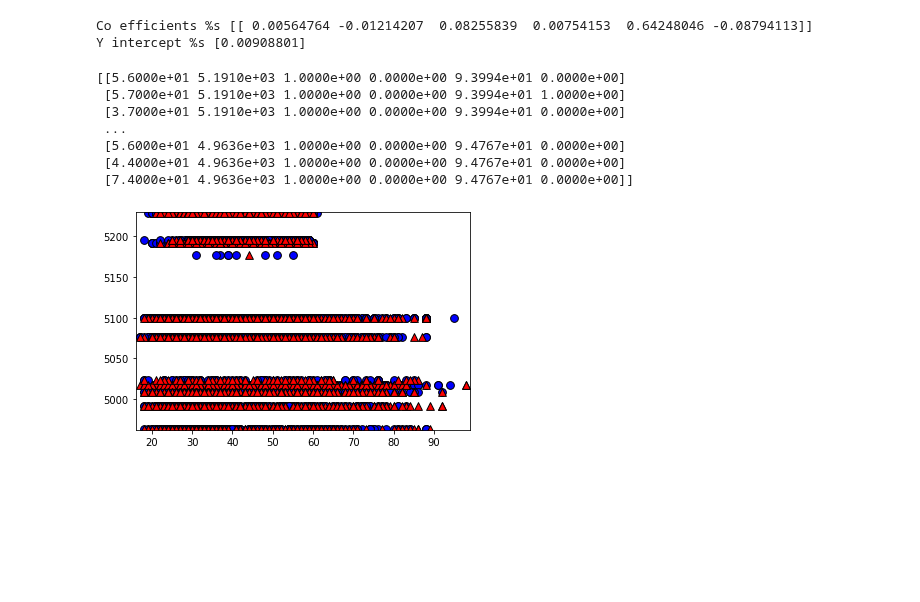
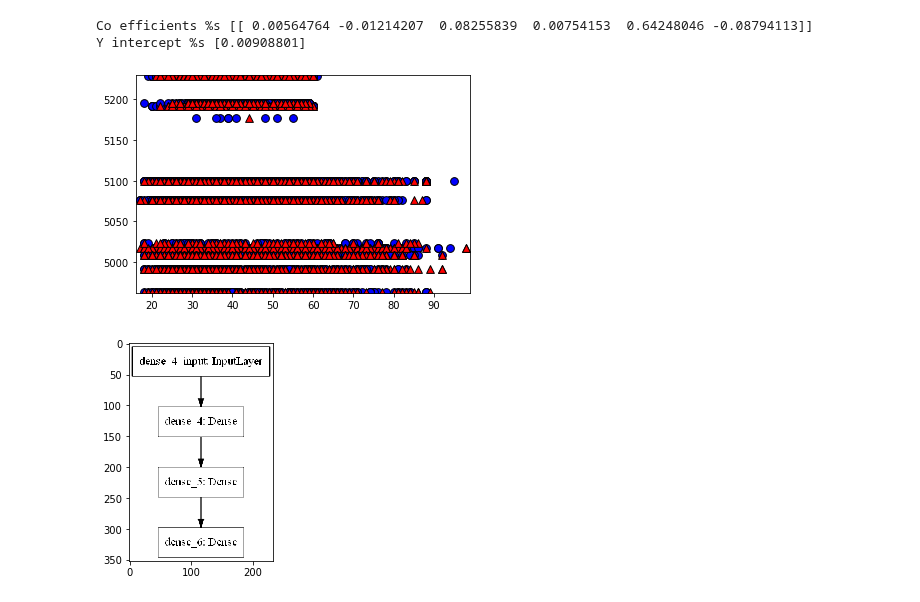
Before and after one commit to Andru-1987/python-deep-learning, a Jupyter notebook: Logistic Regression open account prediction.ipynb, the cells around one changed output. Cells and saved outputs as stored; diff of their text form; code cells hidden in the pictures; blank space fills up the shorter version.

```diff
--- a/Logistic Regression open account prediction.ipynb
+++ b/Logistic Regression open account prediction.ipynb
@@ -288,14 +289,7 @@ def plot_classifier(X, y, clf, ax=None, ticks=False, proba=False, transformation
 
         return ax
 # %%
-print (X.to_numpy())
+#print (X.to_numpy())
 plot_classifier(X.to_numpy(),y.to_numpy(),lr)
 # %% [output]
-[[5.6000e+01 5.1910e+03 1.0000e+00 0.0000e+00 9.3994e+01 0.0000e+00]
- [5.7000e+01 5.1910e+03 1.0000e+00 0.0000e+00 9.3994e+01 1.0000e+00]
- [3.7000e+01 5.1910e+03 1.0000e+00 0.0000e+00 9.3994e+01 0.0000e+00]
- ...
- [5.6000e+01 4.9636e+03 1.0000e+00 0.0000e+00 9.4767e+01 0.0000e+00]
- [4.4000e+01 4.9636e+03 1.0000e+00 0.0000e+00 9.4767e+01 0.0000e+00]
- [7.4000e+01 4.9636e+03 1.0000e+00 0.0000e+00 9.4767e+01 0.0000e+00]]
 [figure]
@@ -301,0 +308,17 @@ plot_classifier(X.to_numpy(),y.to_numpy(),lr)
+# %%
+model=Sequential()
+
+model.add(Dense(6, input_dim=6, activation='relu'))
+model.add(Dense(6, activation='relu'))
+model.add(Dense(1, activation='sigmoid'))
+
+early_stopping_monitor=EarlyStopping(patience=3)
+model.compile(optimizer="adam", loss='binary_crossentropy', metrics=['accuracy'])
+
+
+plot_model(model, to_file='model.png')
+img=plt.imread('model.png')
+plt.imshow(img)
+plt.show()
+# %% [output]
+[figure, added]
```
Also changed, not shown: parts of 4 cells of this notebook.
